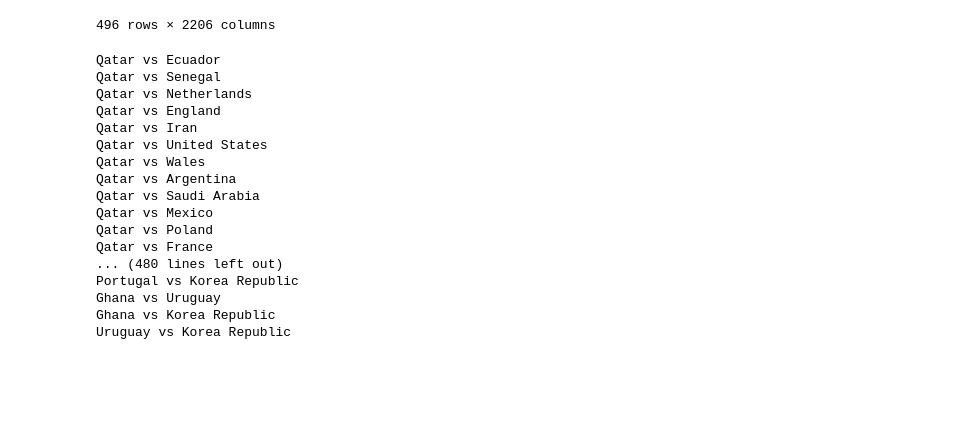
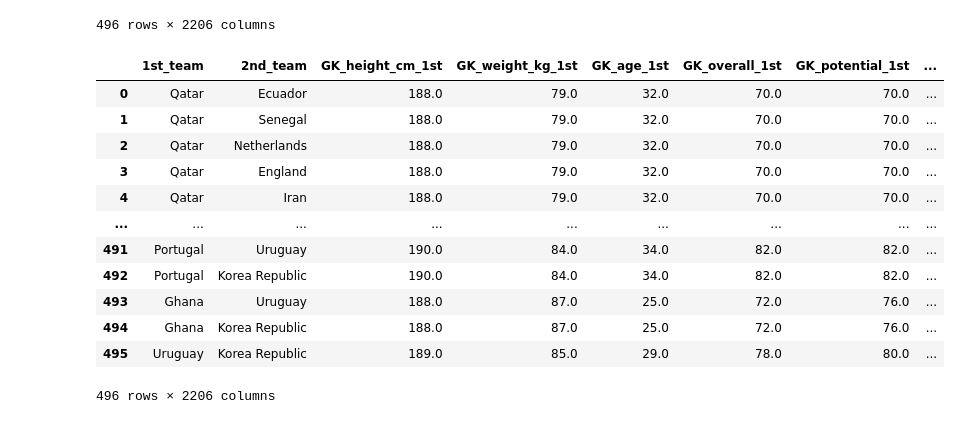
Before and after one commit to ZaidGhazal/FIFA-Qatar-2022-WorldCup-Predictions, a Jupyter notebook: jupyter_notebooks/prepare_lookup_table.ipynb, the cells around one changed output. Cells and saved outputs as stored; diff of their text form; code cells hidden in the pictures; blank space fills up the shorter version.

Commit message:
edit lookup table

```diff
--- a/jupyter_notebooks/prepare_2022_matches_players.ipynb
+++ b/jupyter_notebooks/prepare_lookup_table.ipynb
@@ -45,6 +45,8 @@ for country1 in teams_features["country"].unique():
 
 
     done_countries.append(country1)
+
+lookup_table.rename(columns={"country_1st":"1st_team", "country_2nd":"2nd_team"}, inplace=True)
 # %% [output]
 Qatar
 Ecuador
@@ -79,25 +81,23 @@ lookup_table
 | 494 | 188.0 | 87.0 | 25.0 | 72.0 | 76.0 | ... |
 | 495 | 189.0 | 85.0 | 29.0 | 78.0 | 80.0 | ... |
 496 rows × 2206 columns
-# %%
-## print versus countries
-for _,row in lookup_table.iterrows():
-    print(row["country_1st"], "vs", row["country_2nd"])
-# %% [output]
-Qatar vs Ecuador
-Qatar vs Senegal
-Qatar vs Netherlands
-Qatar vs England
-Qatar vs Iran
-Qatar vs United States
-Qatar vs Wales
-Qatar vs Argentina
-Qatar vs Saudi Arabia
-Qatar vs Mexico
-Qatar vs Poland
-Qatar vs France
-... (480 lines left out)
-Portugal vs Korea Republic
-Ghana vs Uruguay
-Ghana vs Korea Republic
-Uruguay vs Korea Republic
+# %%
+desired_cols_ordere = dataset.drop(columns=["year", "net_score"]).columns
+# %%
+lookup_table_oredered = lookup_table[desired_cols_ordere]
+# %%
+lookup_table_oredered
+# %% [output]
+|  | 1st_team | 2nd_team | GK_height_cm_1st | GK_weight_kg_1st | GK_age_1st | GK_overall_1st | GK_potential_1st | ... |
+| 0 | Qatar | Ecuador | 188.0 | 79.0 | 32.0 | 70.0 | 70.0 | ... |
+| 1 | Qatar | Senegal | 188.0 | 79.0 | 32.0 | 70.0 | 70.0 | ... |
+| 2 | Qatar | Netherlands | 188.0 | 79.0 | 32.0 | 70.0 | 70.0 | ... |
+| 3 | Qatar | England | 188.0 | 79.0 | 32.0 | 70.0 | 70.0 | ... |
+| 4 | Qatar | Iran | 188.0 | 79.0 | 32.0 | 70.0 | 70.0 | ... |
+| ... | ... | ... | ... | ... | ... | ... | ... | ... |
+| 491 | Portugal | Uruguay | 190.0 | 84.0 | 34.0 | 82.0 | 82.0 | ... |
+| 492 | Portugal | Korea Republic | 190.0 | 84.0 | 34.0 | 82.0 | 82.0 | ... |
+| 493 | Ghana | Uruguay | 188.0 | 87.0 | 25.0 | 72.0 | 76.0 | ... |
+| 494 | Ghana | Korea Republic | 188.0 | 87.0 | 25.0 | 72.0 | 76.0 | ... |
+| 495 | Uruguay | Korea Republic | 189.0 | 85.0 | 29.0 | 78.0 | 80.0 | ... |
+496 rows × 2206 columns
```
Also changed, not shown: parts of 3 cells of this notebook, 3 other files.
